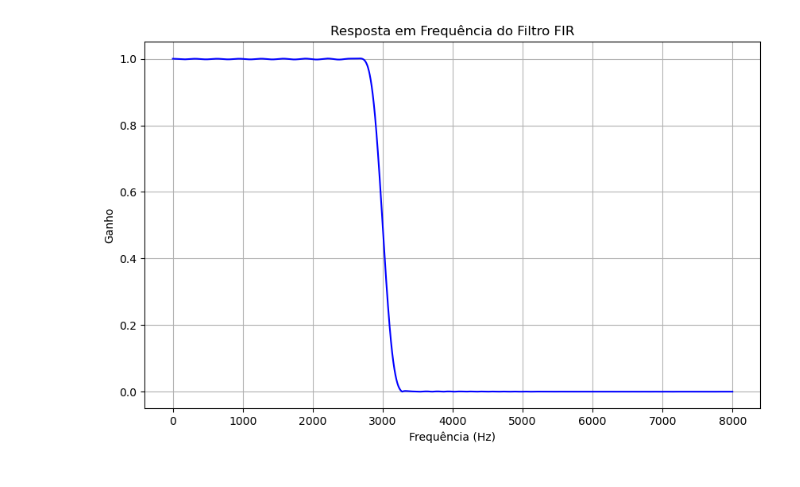
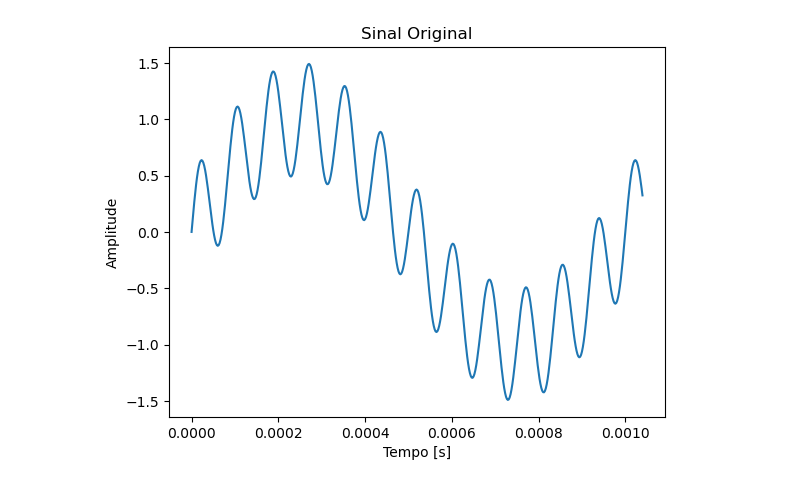
Before and after one commit to V-Emanuel/PDS, a Jupyter notebook: FIR.ipynb, the cells around one changed output. Saved outputs shown, nothing was run; the diff lists cells and outputs as text; code cells hidden in the pictures.

```diff
--- a/FIR.ipynb
+++ b/FIR.ipynb
@@ -1,44 +1,60 @@
 # %%
 import numpy as np
 import matplotlib.pyplot as plt
-from scipy.signal import firwin, lfilter, freqz
+from scipy.signal import firwin, lfilter
 
-# Parâmetros do filtro FIR
-sampling_rate = 16000  # Taxa de amostragem do sinal (exemplo 16 kHz)
-nyquist_rate = sampling_rate / 2  # Frequência de Nyquist
-cutoff_freq = 3000  # Frequência de corte do filtro (3 kHz)
-num_taps = 101  # Número de coeficientes do filtro FIR (ordem do filtro)
+# Definir parâmetros
+fs = 480000  # Frequência de amostragem (Hz)
+cutoff = 5000  # Frequência de corte (Hz)
+numtaps = 64  # Número de coeficientes do filtro FIR (taps)
+decimation_factor = 4  # Fator de decimação
 
-# 1. Projetar o filtro FIR passa-baixa
-fir_coefficients = firwin(num_taps, cutoff=cutoff_freq/nyquist_rate)
+# Criar um sinal de exemplo (2 tons: 1 kHz e 12 kHz)
+t = np.arange(0, 1.0, 1.0 / fs)  # Tempo (1 segundo de sinal)
+signal = np.sin(2 * np.pi * 1000 * t) + 0.5 * np.sin(2 * np.pi * 12000 * t)  # Sinal com 2 tons
 
-# 2. Exibir a resposta em frequência do filtro FIR
-w, h = freqz(fir_coefficients, worN=8000)
-plt.figure(figsize=(10, 6))
-plt.plot(0.5*sampling_rate*w/np.pi, np.abs(h), 'b')
-plt.title("Resposta em Frequência do Filtro FIR")
-plt.xlabel("Frequência (Hz)")
-plt.ylabel("Ganho")
-plt.grid()
+# Visualizar o sinal original
+plt.figure()
+plt.plot(t[:500], signal[:500])
+plt.title('Sinal Original')
+plt.xlabel('Tempo [s]')
+plt.ylabel('Amplitude')
 plt.show()
 
-# 3. Aplicar o filtro FIR a um sinal (sinal de exemplo: ruído branco)
-np.random.seed(0)
-n_samples = 400
-signal = np.random.randn(n_samples)  # Sinal de entrada: ruído branco
+# Projeto de um filtro FIR passa-baixa com base na frequência de corte e no número de taps
+fir_filter = firwin(numtaps, cutoff / (fs / 2))
 
-# Filtrar o sinal
-filtered_signal = lfilter(fir_coefficients, 1.0, signal)
+# Separar o filtro em 4 fases para a implementação polifásica
+filters = [fir_filter[i::decimation_factor] for i in range(decimation_factor)]
 
-# 4. Visualizar o sinal original e o sinal filtrado
-plt.figure(figsize=(10, 6))
-plt.plot(signal, label="Sinal Original (Ruído Branco)")
-plt.plot(filtered_signal, label="Sinal Filtrado (Passa-baixa)")
-plt.title("Sinal Original vs. Sinal Filtrado")
-plt.xlabel("Amostras")
-plt.ylabel("Amplitude")
-plt.legend()
-plt.grid()
+# Visualizar o filtro FIR projetado
+plt.figure()
+plt.plot(fir_filter)
+plt.title('Filtro FIR Original')
+plt.xlabel('Amostra')
+plt.ylabel('Amplitude')
 plt.show()
+
+# Inicializar o array de saída para cada fase do sinal decimado
+phases = [np.zeros(len(signal) // decimation_factor) for _ in range(decimation_factor)]
+
+# Aplicar cada filtro FIR correspondente a cada fase e fazer a decimação
+for i in range(decimation_factor):
+    # Aplicar o filtro a cada fase
+    filtered_signal = lfilter(filters[i], 1.0, signal[i::decimation_factor])
+
+    # Guardar o sinal decimado para essa fase
+    phases[i] = filtered_signal
+
+# Combinar as fases para gerar o sinal final decimado
+decimated_signal = np.sum(phases, axis=0)
+
+# Visualizar o sinal decimado
+plt.figure()
+plt.plot(np.arange(0, len(decimated_signal)) / (fs / decimation_factor), decimated_signal)
+plt.title('Sinal Decimado')
+plt.xlabel('Tempo [s]')
+plt.ylabel('Amplitude')
+plt.show()
 # %% [output]
-[figure, old version]
+[figure, new version]
```
Also changed, not shown: parts of 1 cell of this notebook, 4 other files.
